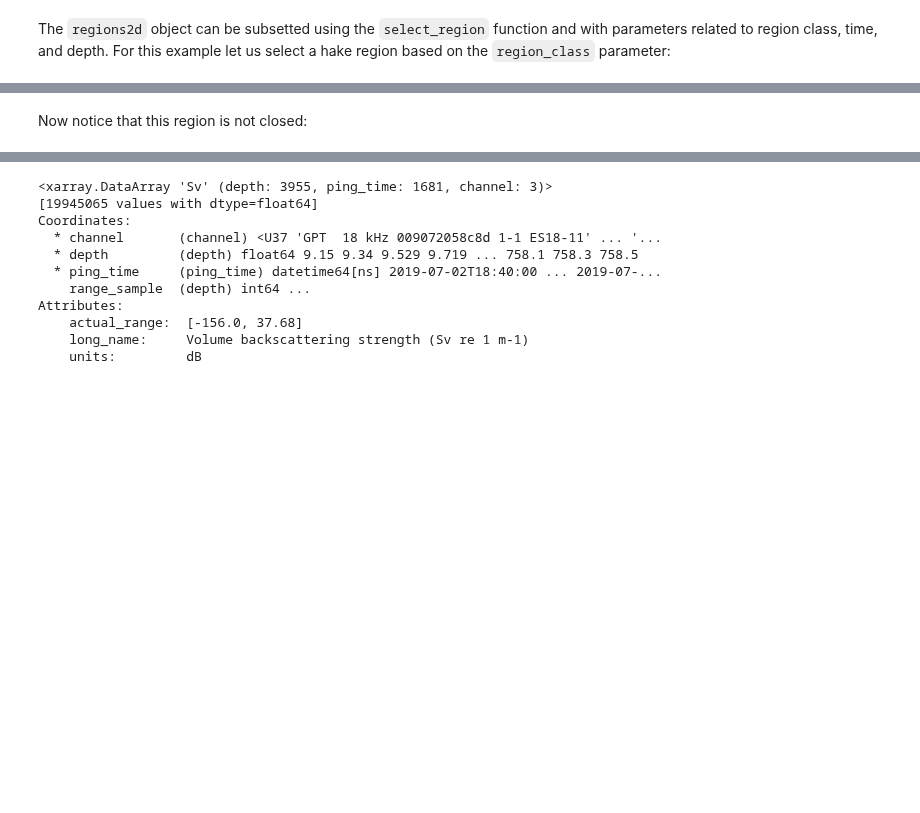
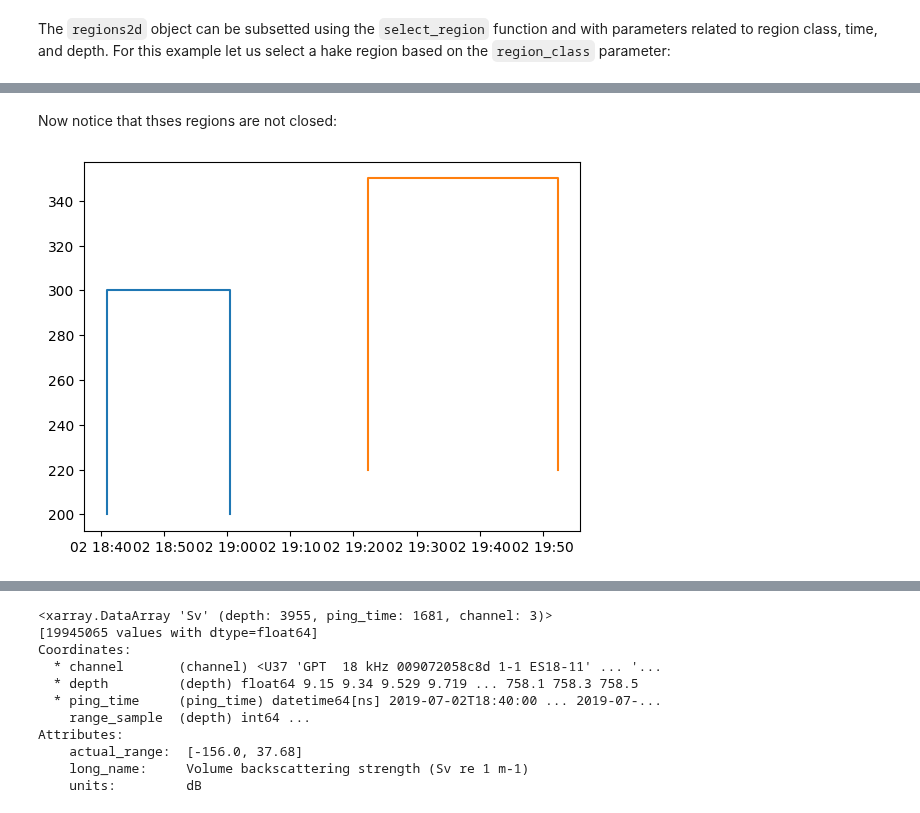
Before and after one commit to OSOceanAcoustics/echoregions, a Jupyter notebook: docs/source/Regions2D_functionality.ipynb, the cells around one changed output, grey strips where cells are left out. Saved outputs shown, nothing was run; the diff lists cells and outputs as text; code cells hidden in the pictures; blank space fills up the shorter version.

```diff
--- a/docs/source/Regions2D_functionality.ipynb
+++ b/docs/source/Regions2D_functionality.ipynb
@@ -56,2 +73,7 @@ trawl_region
 # %% [markdown]
-Now notice that this region is not closed:
+Now notice that thses regions are not closed:
+# %%
+for _, point in trawl_regions.iterrows():
+    plt.plot(point["time"], point["depth"])
+# %% [output]
+[figure, added]
```
Also changed, not shown: parts of 47 cells of this notebook, 8 other files.
